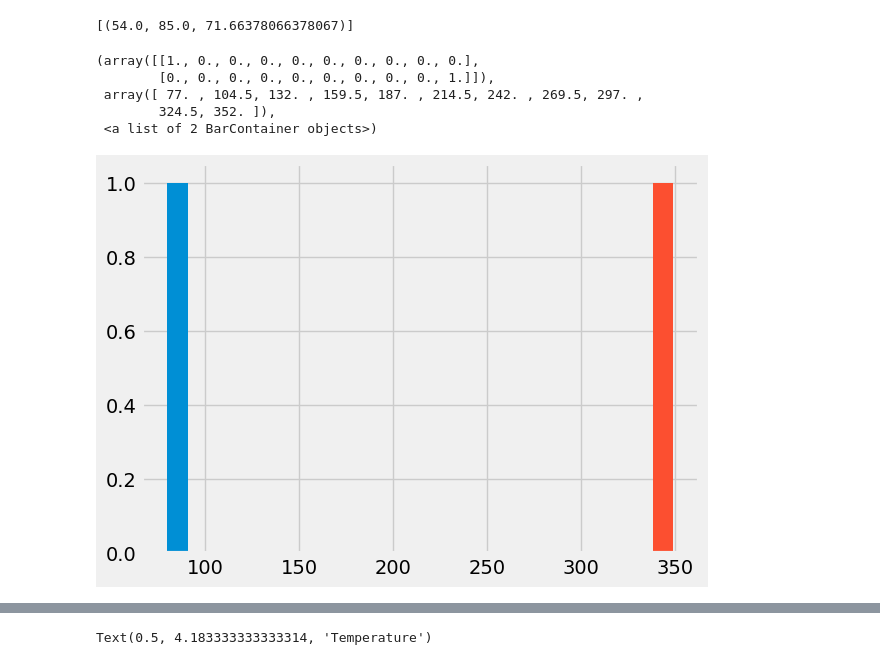
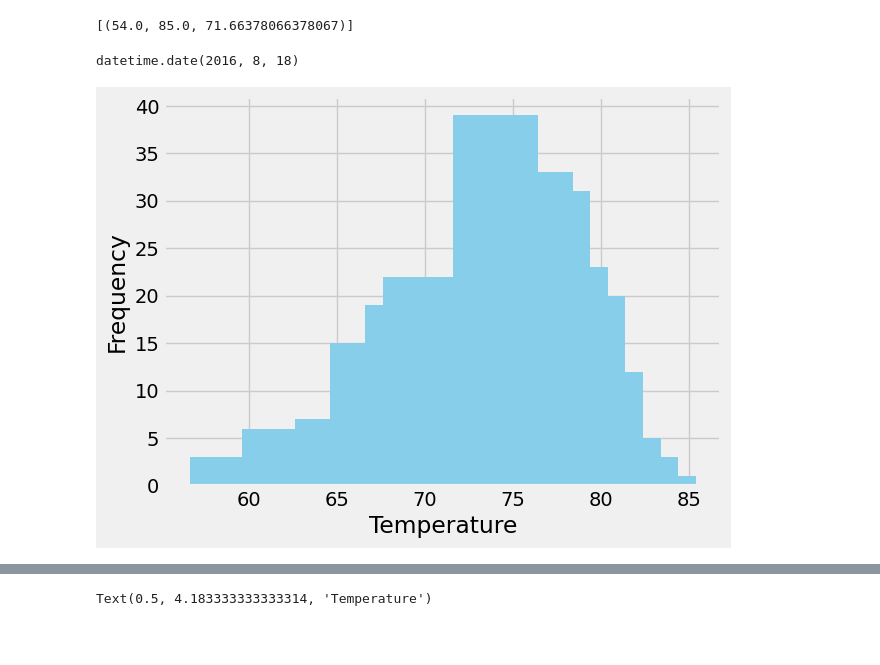
Before and after one commit to Tylerwilliams3644/sqlalchemy-challenge, a Jupyter notebook: Starter_Code/SurfsUp/climate_starter.ipynb, the cells around one changed output, grey strips where cells are left out. Saved outputs shown, nothing was run; the diff lists cells and outputs as text; code cells hidden in the pictures; blank space fills up the shorter version.

Commit message:
still working on hist

```diff
--- a/Starter_Code/SurfsUp/climate_starter.ipynb
+++ b/Starter_Code/SurfsUp/climate_starter.ipynb
@@ -150,27 +155,41 @@ station_temps = session.query(*sel).filter((Measurement.station) == most_active_
 station_temps
 # %% [output]
 [(54.0, 85.0, 71.66378066378067)]
+# %%
+most_active_station = 'USC00519281'
+
+station_most_recent_date = session.query(func.max(Measurement.date)).filter(Measurement.station == most_active_station).first()
+
+station_most_recent_date = str(station_most_recent_date)
+
+station_most_recent_as_dt = datetime.strptime(station_most_recent_date, "('%Y-%m-%d',)").date()
+
+#station_most_recent_as_dt
+
+station_one_year_ago = station_most_recent_as_dt - dt.timedelta(days=365)
+
+station_one_year_ago
+# %% [output]
+datetime.date(2016, 8, 18)
 # %%
 # Using the most active station id
 # Query the last 12 months of temperature observation data for this station and plot the results as a histogram
 most_active_station = 'USC00519281'
 
 temp_data = (
-    session.query(Measurement.tobs, func.count(Measurement.tobs).label('count'))
-    .filter(Measurement.date >= one_year_ago)
+    session.query(Measurement.tobs, func.count(Measurement.tobs))
+    .filter(Measurement.date >= station_one_year_ago)
     .filter(Measurement.station == most_active_station)
-    #.group_by(Measurement.tobs)
-    #.order_by(func.count().desc())
+    .group_by(Measurement.tobs)
+    .order_by(func.count().desc())
     .all()
 )
 
-temp_data_df = pd.DataFrame(temp_data)
+temperatures, counts = zip(*temp_data)
 
-plt.hist(temp_data_df)
+plt.bar(temperatures, counts, width=4.8, color='skyblue')
+plt.xlabel('Temperature')
+plt.ylabel('Frequency')
+plt.show()
 # %% [output]
-(array([[1., 0., 0., 0., 0., 0., 0., 0., 0., 0.],
-        [0., 0., 0., 0., 0., 0., 0., 0., 0., 1.]]),
- array([ 77. , 104.5, 132. , 159.5, 187. , 214.5, 242. , 269.5, 297. ,
-        324.5, 352. ]),
- <a list of 2 BarContainer objects>)
-[figure, old version]
+[figure, new version]
```
Also changed, not shown: parts of 4 cells of this notebook.
